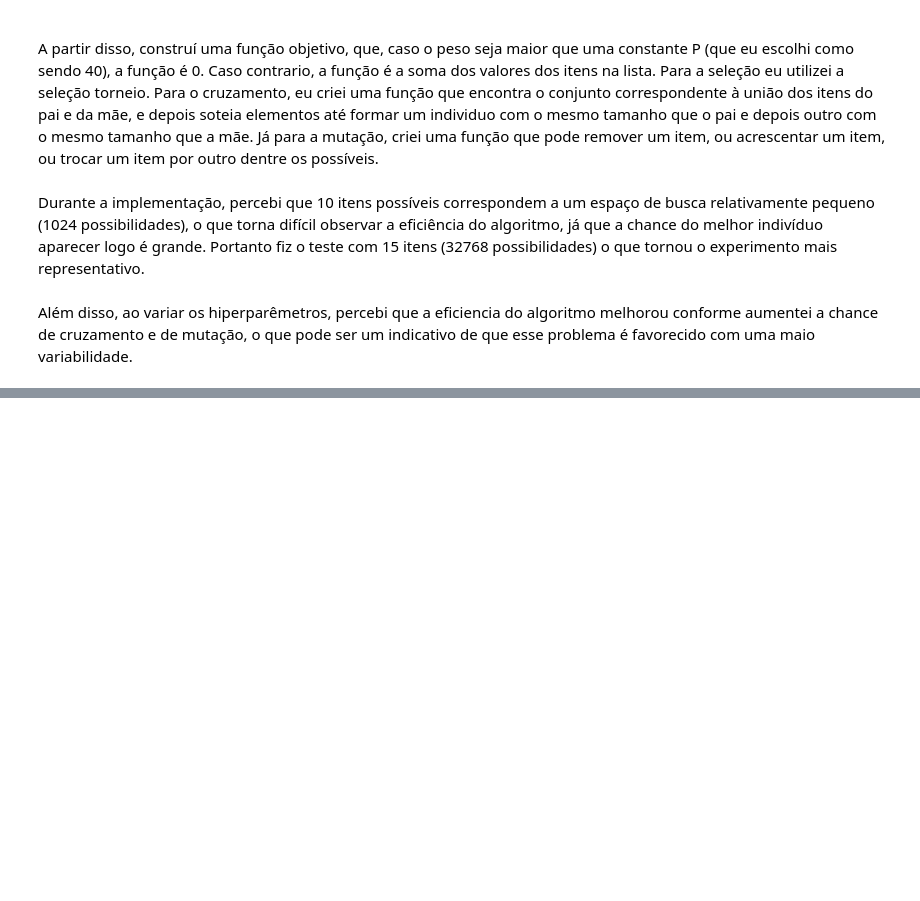
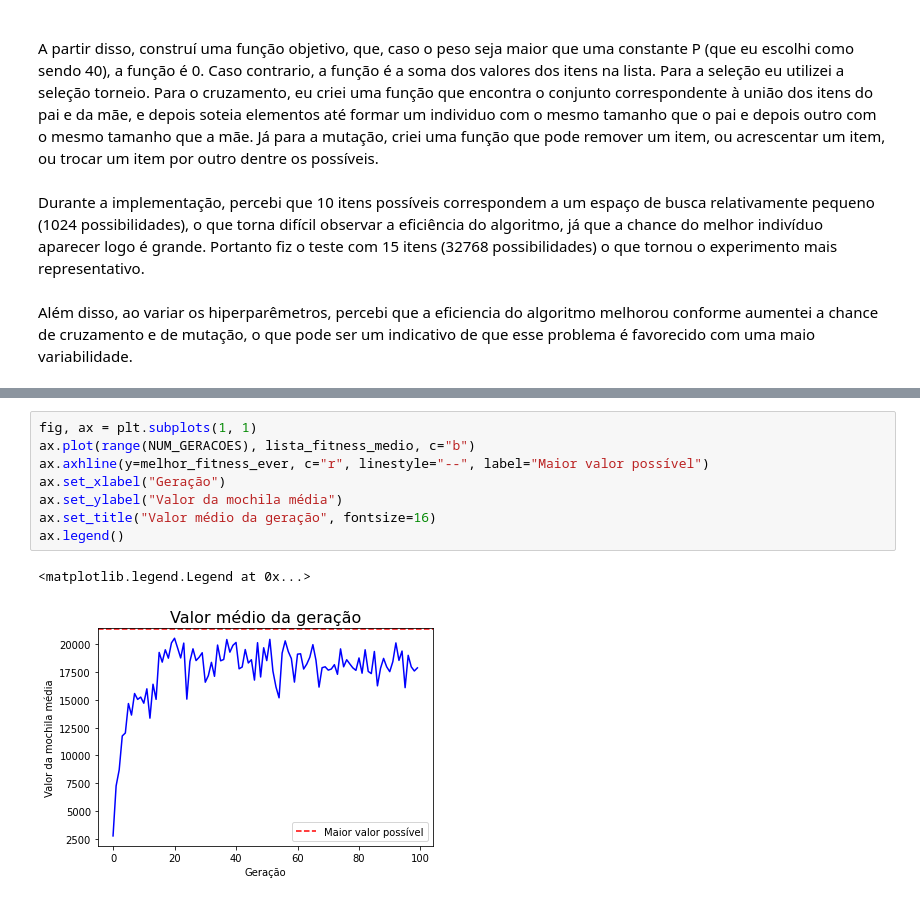
Before and after one commit to Karl-Marcos/Redes_Neurais_1S23, a Jupyter notebook: AlgoritmosGeneticos/experimento A.07 - aplicando restricoes.ipynb, the cells around one changed output, grey strips where cells are left out. Drawn from its saved outputs; the diff is of its cells as text; blank space fills up the shorter version.

```diff
--- a/AlgoritmosGeneticos/experimento A.07 - aplicando restricoes.ipynb
+++ b/AlgoritmosGeneticos/experimento A.07 - aplicando restricoes.ipynb
@@ -211,0 +367,11 @@ Além disso, ao variar os hiperparêmetros, percebi que a eficiencia do algoritm
+# %%
+fig, ax = plt.subplots(1, 1)
+ax.plot(range(NUM_GERACOES), lista_fitness_medio, c="b")
+ax.axhline(y=melhor_fitness_ever, c="r", linestyle="--", label="Maior valor possível")
+ax.set_xlabel("Geração")
+ax.set_ylabel("Valor da mochila média")
+ax.set_title("Valor médio da geração", fontsize=16)
+ax.legend()
+# %% [output]
+<matplotlib.legend.Legend at 0x...>
+[figure, added]
```
Also changed, not shown: parts of 11 cells of this notebook.
